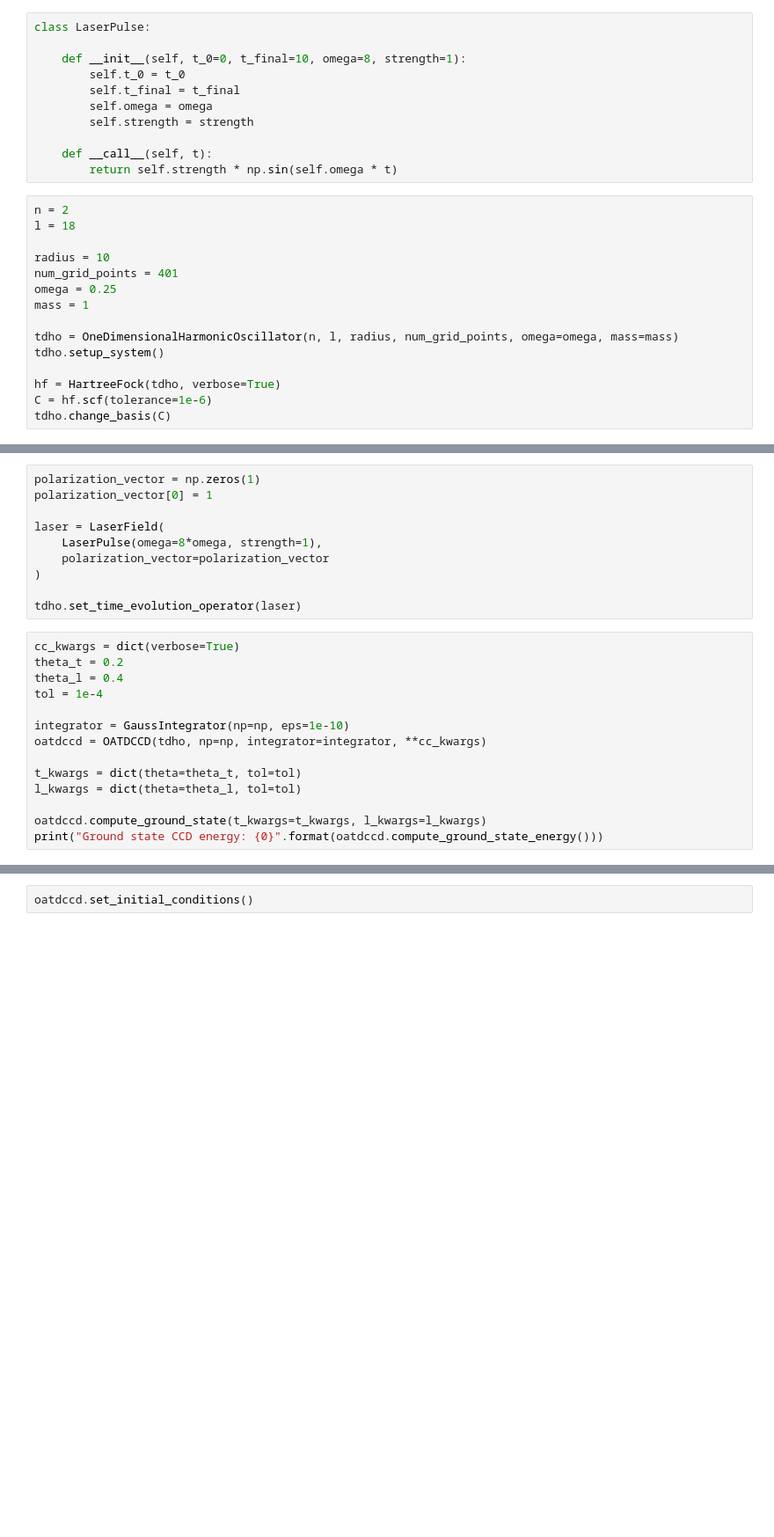
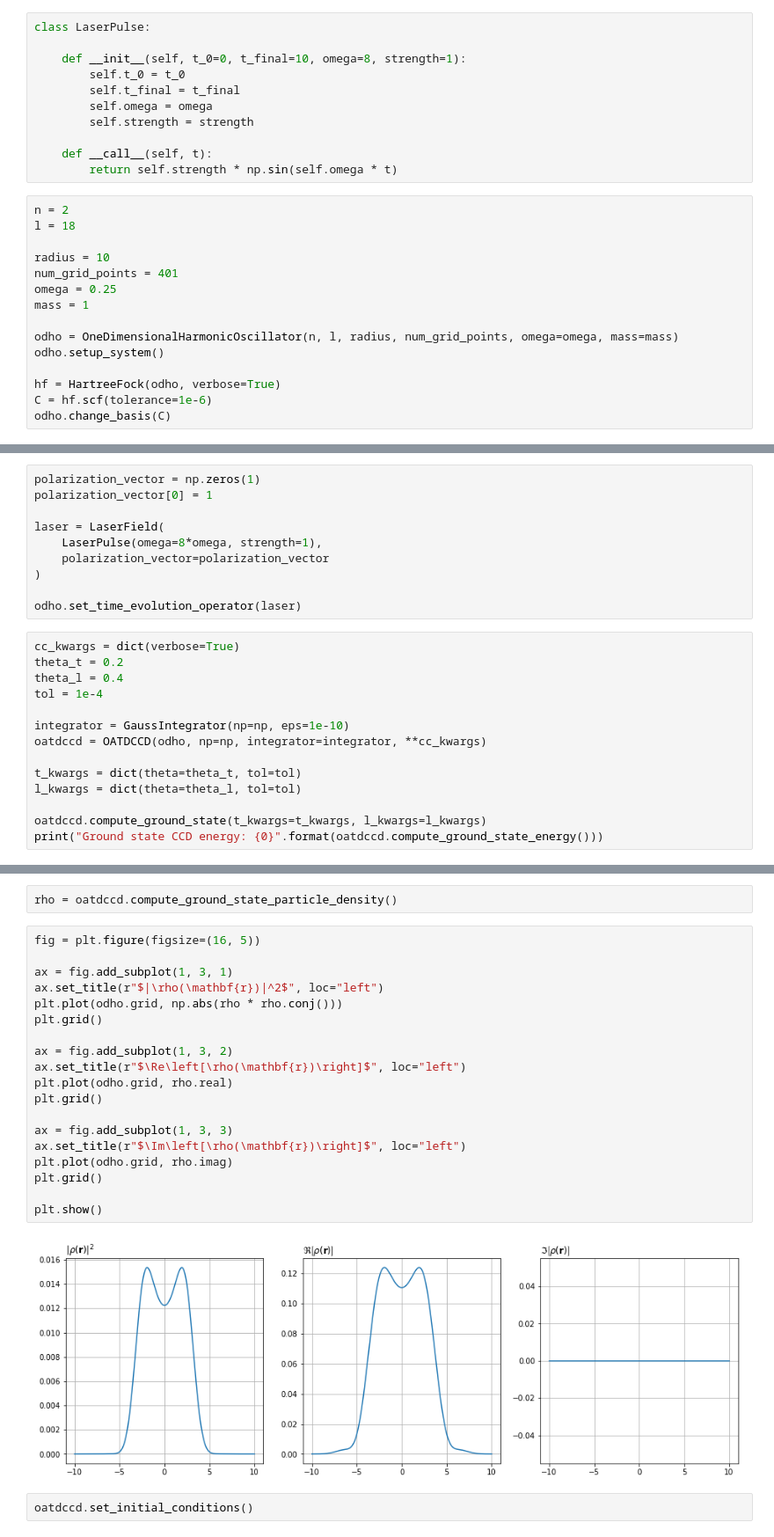
Before and after one commit to HyQD/coupled-cluster, a Jupyter notebook: scripts/1d-ho-quantum-dot.ipynb, the cells around one changed output, grey strips where cells are left out. Shown at 88% size. Saved outputs shown, nothing was run; the diff lists cells and outputs as text; blank space fills up the shorter version.

Commit message:
Add plot of one-body densities in time

```diff
--- a/scripts/1d-ho-quantum-dot.ipynb
+++ b/scripts/1d-ho-quantum-dot.ipynb
@@ -29,10 +31,10 @@ num_grid_points = 401
 omega = 0.25
 mass = 1
 
-tdho = OneDimensionalHarmonicOscillator(n, l, radius, num_grid_points, omega=omega, mass=mass)
-tdho.setup_system()
+odho = OneDimensionalHarmonicOscillator(n, l, radius, num_grid_points, omega=omega, mass=mass)
+odho.setup_system()
 
-hf = HartreeFock(tdho, verbose=True)
+hf = HartreeFock(odho, verbose=True)
 C = hf.scf(tolerance=1e-6)
-tdho.change_basis(C)
+odho.change_basis(C)
 # %% [output]
@@ -62,7 +49,7 @@ laser = LaserField(
     polarization_vector=polarization_vector
 )
 
-tdho.set_time_evolution_operator(laser)
+odho.set_time_evolution_operator(laser)
 # %%
 cc_kwargs = dict(verbose=True)
 theta_t = 0.2
@@ -70,7 +57,7 @@ theta_l = 0.4
 tol = 1e-4
 
 integrator = GaussIntegrator(np=np, eps=1e-10)
-oatdccd = OATDCCD(tdho, np=np, integrator=integrator, **cc_kwargs)
+oatdccd = OATDCCD(odho, np=np, integrator=integrator, **cc_kwargs)
 
 t_kwargs = dict(theta=theta_t, tol=tol)
 l_kwargs = dict(theta=theta_l, tol=tol)
@@ -98,2 +85,25 @@ Ground state CCD energy: (0.8386234129316626+0j)
+# %%
+rho = oatdccd.compute_ground_state_particle_density()
+# %%
+fig = plt.figure(figsize=(16, 5))
+
+ax = fig.add_subplot(1, 3, 1)
+ax.set_title(r"$|\rho(\mathbf{r})|^2$", loc="left")
+plt.plot(odho.grid, np.abs(rho * rho.conj()))
+plt.grid()
+
+ax = fig.add_subplot(1, 3, 2)
+ax.set_title(r"$\Re\left[\rho(\mathbf{r})\right]$", loc="left")
+plt.plot(odho.grid, rho.real)
+plt.grid()
+
+ax = fig.add_subplot(1, 3, 3)
+ax.set_title(r"$\Im\left[\rho(\mathbf{r})\right]$", loc="left")
+plt.plot(odho.grid, rho.imag)
+plt.grid()
+
+plt.show()
+# %% [output]
+[figure, added]
 # %%
 oatdccd.set_initial_conditions()
```
Also changed, not shown: parts of 7 cells of this notebook.
